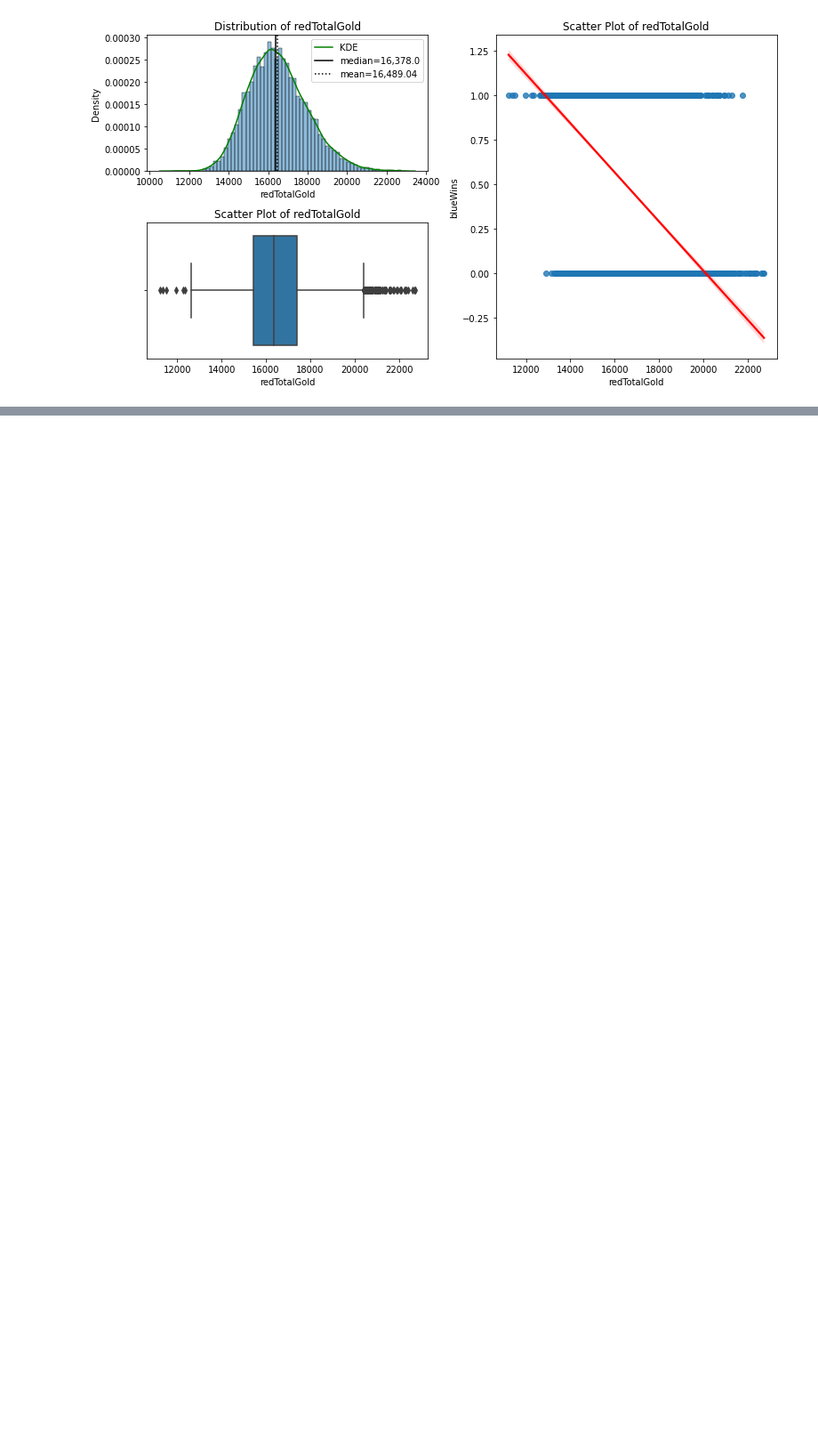
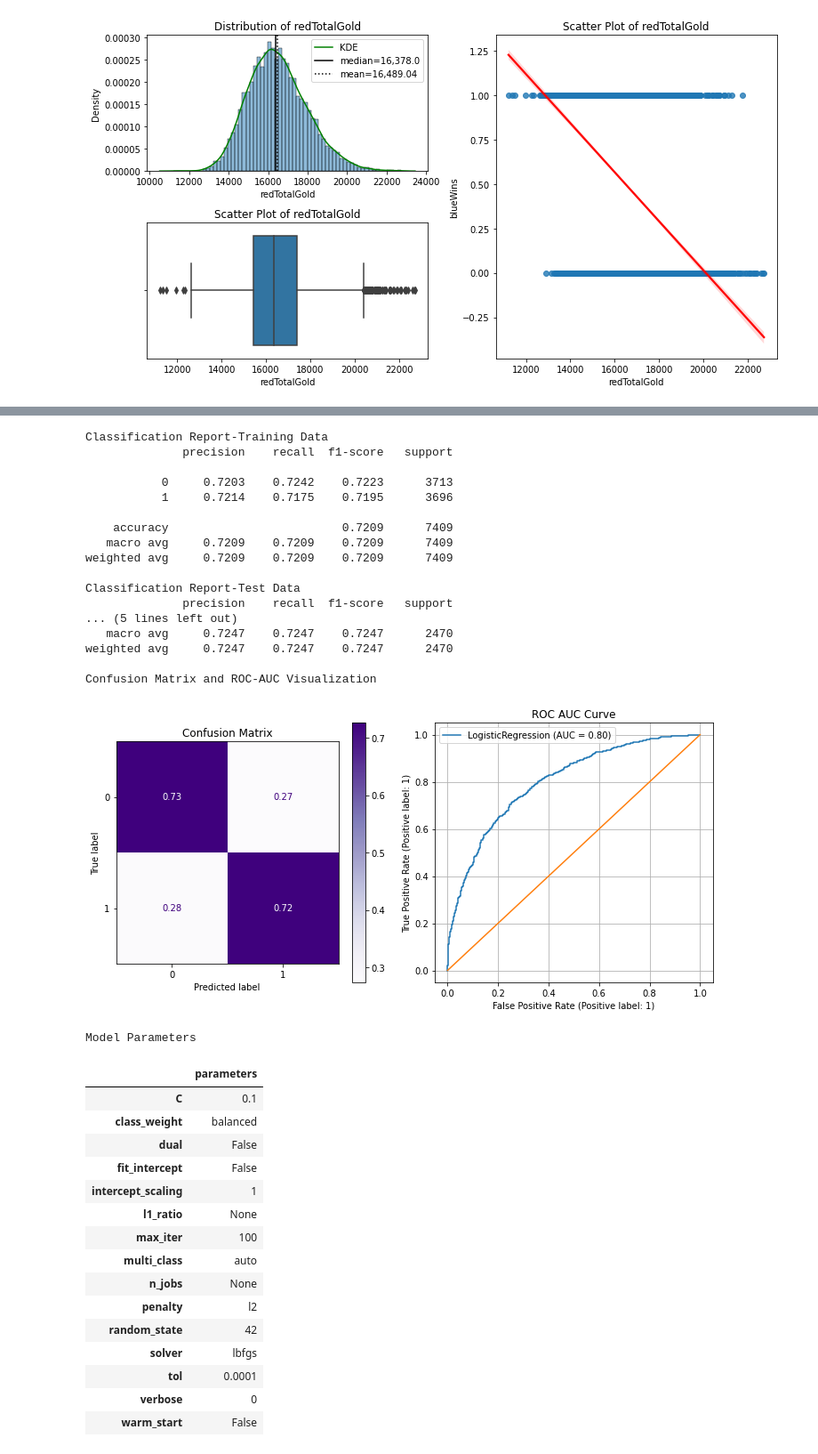
Before and after one commit to EricTHNguyen/My-league-game-analysis, a Jupyter notebook: notebook7b14834385.ipynb, the cells around one changed output, grey strips where cells are left out. Shown at 89% size. Drawn from its saved outputs; the diff is of its cells as text; code cells hidden in the pictures; blank space fills up the shorter version.

```diff
--- a/notebook7b14834385.ipynb
+++ b/notebook7b14834385.ipynb
@@ -335,0 +381,39 @@ def fit_eval(model, X_train, y_train, X_test, y_test, digits=4, figsize=(10,5),
+# %%
+#eval best estimating model
+evaluate_model(log_grid.best_estimator_, X_train_select, y_train_select,X_test_select, y_test_select, params=True)
+# %% [output]
+Classification Report-Training Data
+              precision    recall  f1-score   support
+
+           0     0.7203    0.7242    0.7223      3713
+           1     0.7214    0.7175    0.7195      3696
+
+    accuracy                         0.7209      7409
+   macro avg     0.7209    0.7209    0.7209      7409
+weighted avg     0.7209    0.7209    0.7209      7409
+
+Classification Report-Test Data
+              precision    recall  f1-score   support
+... (5 lines left out)
+   macro avg     0.7247    0.7247    0.7247      2470
+weighted avg     0.7247    0.7247    0.7247      2470
+
+Confusion Matrix and ROC-AUC Visualization
+[figure, added]
+Model Parameters
+|  | parameters |
+| C | 0.1 |
+| class_weight | balanced |
+| dual | False |
+| fit_intercept | False |
+| intercept_scaling | 1 |
+| l1_ratio | None |
+| max_iter | 100 |
+| multi_class | auto |
+| n_jobs | None |
+| penalty | l2 |
+| random_state | 42 |
+| solver | lbfgs |
+| tol | 0.0001 |
+| verbose | 0 |
+| warm_start | False |
```
Also changed, not shown: parts of 8 cells of this notebook.
